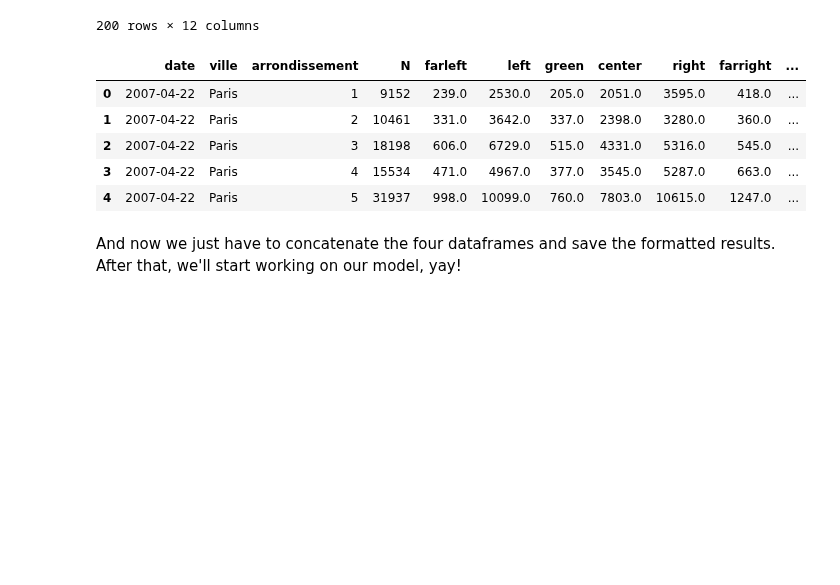
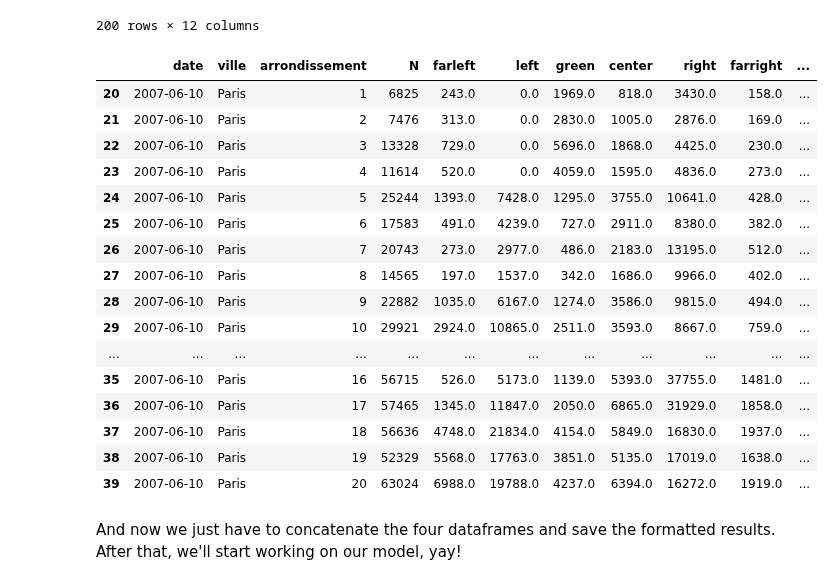
Before and after one commit to pollsposition/models, a Jupyter notebook: fondamentaux/munic_format_data.ipynb, the cells around one changed output. Saved outputs shown, nothing was run; the diff lists cells and outputs as text; code cells hidden in the pictures; blank space fills up the shorter version.

Commit message:
Verified results of new elections were accurate

```diff
--- a/fondamentaux/munic_format_data.ipynb
+++ b/fondamentaux/munic_format_data.ipynb
@@ -493,14 +488,25 @@ results
 | 199 | 2017-06-11 | Paris | 20 | 57413 | 11546.0 | 10700.0 | 7766.0 | 6505.0 | 4300.0 | 2446.0 | ... |
 200 rows × 12 columns
 # %%
-results[results.date == "2007-04-22"].head()
+results[results.date == "2007-06-10"]
 # %% [output]
 |  | date | ville | arrondissement | N | farleft | left | green | center | right | farright | ... |
-| 0 | 2007-04-22 | Paris | 1 | 9152 | 239.0 | 2530.0 | 205.0 | 2051.0 | 3595.0 | 418.0 | ... |
-| 1 | 2007-04-22 | Paris | 2 | 10461 | 331.0 | 3642.0 | 337.0 | 2398.0 | 3280.0 | 360.0 | ... |
-| 2 | 2007-04-22 | Paris | 3 | 18198 | 606.0 | 6729.0 | 515.0 | 4331.0 | 5316.0 | 545.0 | ... |
-| 3 | 2007-04-22 | Paris | 4 | 15534 | 471.0 | 4967.0 | 377.0 | 3545.0 | 5287.0 | 663.0 | ... |
-| 4 | 2007-04-22 | Paris | 5 | 31937 | 998.0 | 10099.0 | 760.0 | 7803.0 | 10615.0 | 1247.0 | ... |
+| 20 | 2007-06-10 | Paris | 1 | 6825 | 243.0 | 0.0 | 1969.0 | 818.0 | 3430.0 | 158.0 | ... |
+| 21 | 2007-06-10 | Paris | 2 | 7476 | 313.0 | 0.0 | 2830.0 | 1005.0 | 2876.0 | 169.0 | ... |
+| 22 | 2007-06-10 | Paris | 3 | 13328 | 729.0 | 0.0 | 5696.0 | 1868.0 | 4425.0 | 230.0 | ... |
+| 23 | 2007-06-10 | Paris | 4 | 11614 | 520.0 | 0.0 | 4059.0 | 1595.0 | 4836.0 | 273.0 | ... |
+| 24 | 2007-06-10 | Paris | 5 | 25244 | 1393.0 | 7428.0 | 1295.0 | 3755.0 | 10641.0 | 428.0 | ... |
+| 25 | 2007-06-10 | Paris | 6 | 17583 | 491.0 | 4239.0 | 727.0 | 2911.0 | 8380.0 | 382.0 | ... |
+| 26 | 2007-06-10 | Paris | 7 | 20743 | 273.0 | 2977.0 | 486.0 | 2183.0 | 13195.0 | 512.0 | ... |
+| 27 | 2007-06-10 | Paris | 8 | 14565 | 197.0 | 1537.0 | 342.0 | 1686.0 | 9966.0 | 402.0 | ... |
+| 28 | 2007-06-10 | Paris | 9 | 22882 | 1035.0 | 6167.0 | 1274.0 | 3586.0 | 9815.0 | 494.0 | ... |
+| 29 | 2007-06-10 | Paris | 10 | 29921 | 2924.0 | 10865.0 | 2511.0 | 3593.0 | 8667.0 | 759.0 | ... |
+| ... | ... | ... | ... | ... | ... | ... | ... | ... | ... | ... | ... |
+| 35 | 2007-06-10 | Paris | 16 | 56715 | 526.0 | 5173.0 | 1139.0 | 5393.0 | 37755.0 | 1481.0 | ... |
+| 36 | 2007-06-10 | Paris | 17 | 57465 | 1345.0 | 11847.0 | 2050.0 | 6865.0 | 31929.0 | 1858.0 | ... |
+| 37 | 2007-06-10 | Paris | 18 | 56636 | 4748.0 | 21834.0 | 4154.0 | 5849.0 | 16830.0 | 1937.0 | ... |
+| 38 | 2007-06-10 | Paris | 19 | 52329 | 5568.0 | 17763.0 | 3851.0 | 5135.0 | 17019.0 | 1638.0 | ... |
+| 39 | 2007-06-10 | Paris | 20 | 63024 | 6988.0 | 19788.0 | 4237.0 | 6394.0 | 16272.0 | 1919.0 | ... |
 # %% [markdown]
 And now we just have to concatenate the four dataframes and save the formatted results. After that, we'll start working on our model, yay!
 # %%
```
Also changed, not shown: parts of 2 cells of this notebook, 3 other files.
